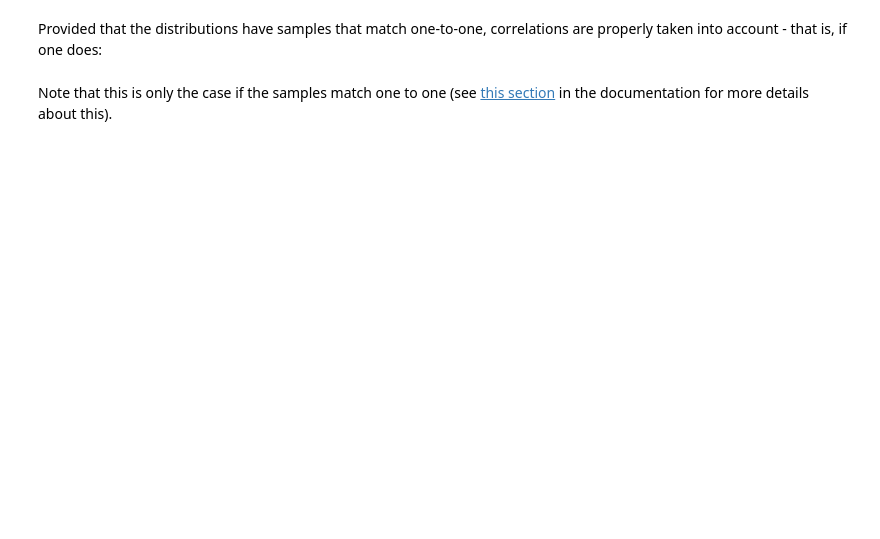
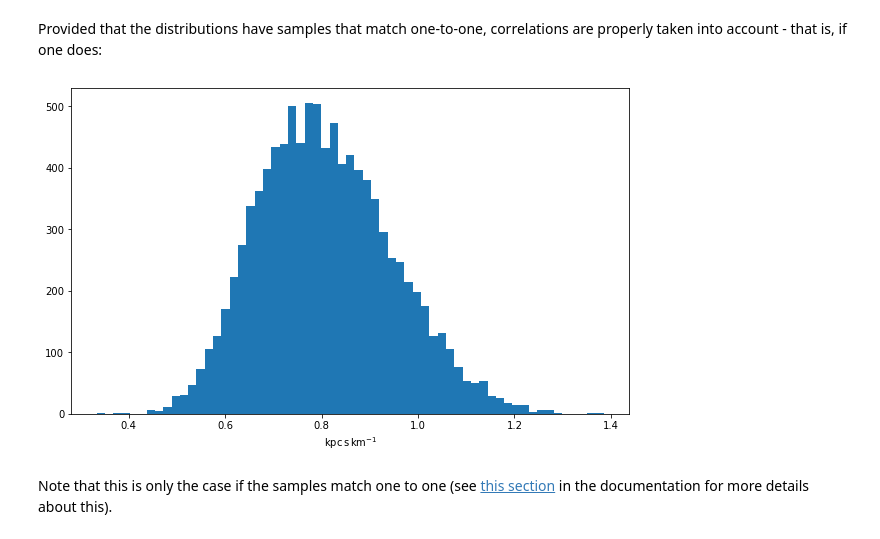
Before and after one commit to maria8ch/ASTR497, a Jupyter notebook: astropy_notebooks/18-distributions.ipynb, the cells around one changed output. Cells and saved outputs as stored; diff of their text form; code cells hidden in the pictures; blank space fills up the shorter version.

```diff
--- a/astropy_notebooks/18-distributions.ipynb
+++ b/astropy_notebooks/18-distributions.ipynb
@@ -58,3 +116,7 @@ Provided that the distributions have samples that match one-to-one, correlations
+# %%
+hist(time.distribution, bins = 'knuth');
+# %% [output]
+[figure, added]
 # %% [markdown]
 Note that this is only the case if the samples match one to one (see [this section](http://docs.astropy.org/en/stable/uncertainty/index.html#covariance-in-distributions-and-discrete-sampling-effects) in the documentation for more details about this).
 # %% [markdown]
```
Also changed, not shown: parts of 15 cells of this notebook.
